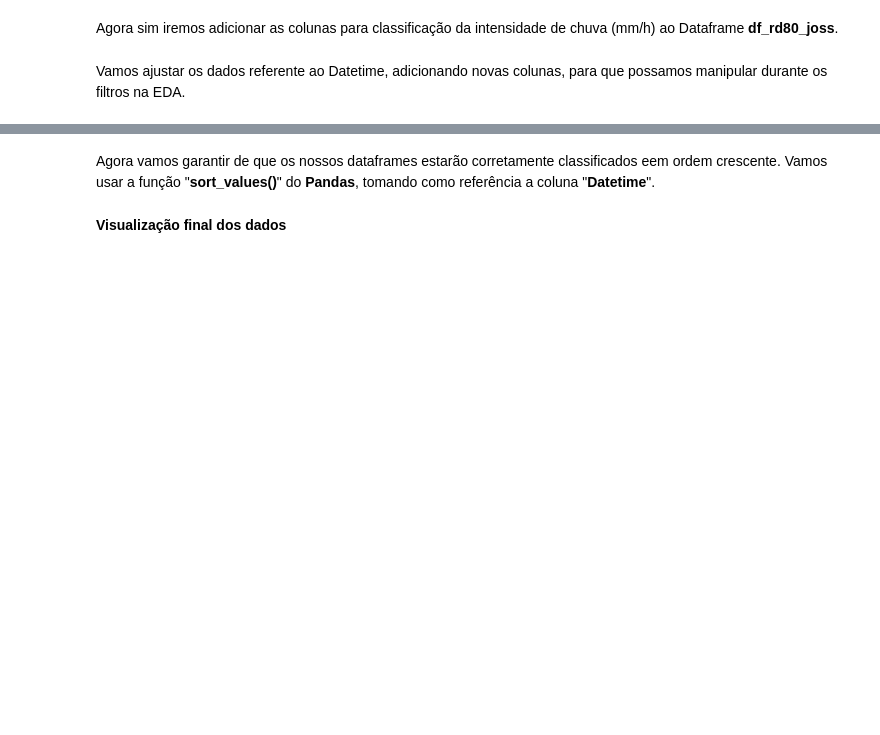
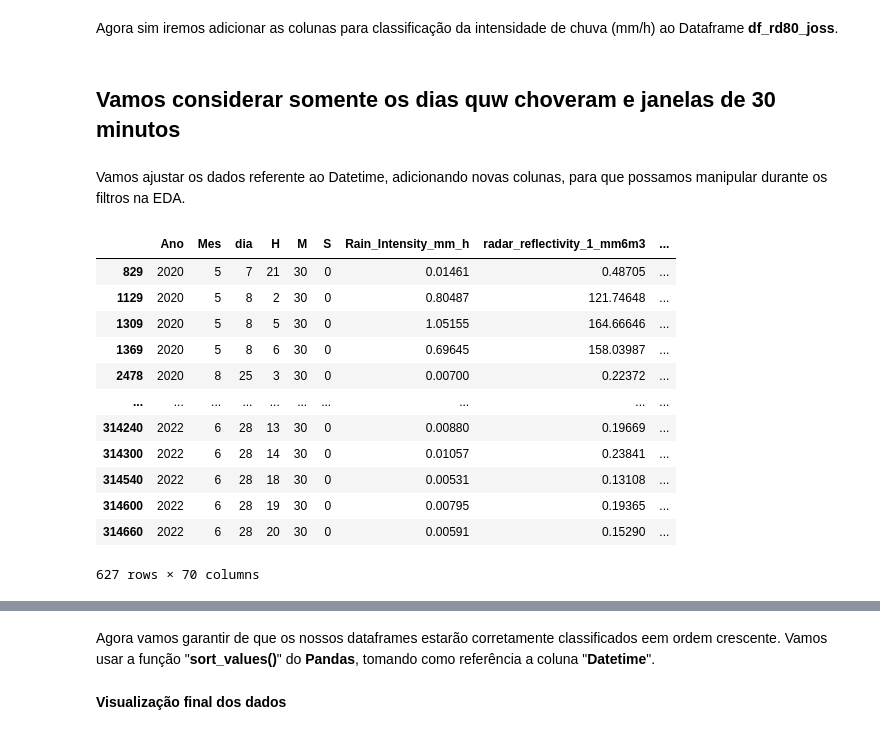
Before and after one commit to lourencocavalcante/Advanced-Topics-in-Environmental-Modeling, a Jupyter notebook: CAP_TAMA_2022_Parte1.ipynb, the cells around one changed output, grey strips where cells are left out. Cells and saved outputs as stored; diff of their text form; code cells hidden in the pictures; blank space fills up the shorter version.

```diff
--- a/CAP_TAMA_2022_Parte1.ipynb
+++ b/CAP_TAMA_2022_Parte1.ipynb
@@ -303,3 +346,3 @@ dtype: int64
 # %%
 #Substituindo valores Nulos por 0 (zero)
-df_rd80_joss.fillna(value = 0,  inplace = True)
+df_MP3000A_RD80_final.fillna(value = 0,  inplace = True)
@@ -344,33 +368,39 @@ dtype: int64
 Agora sim iremos adicionar as colunas para classificação da intensidade de chuva (mm/h) ao Dataframe **df_rd80_joss**.
 # %%
 #Add as colunas referente à intensidade da chuva.
-df_rd80_joss=df_rd80_joss.assign(Light_Rain=0, Moderate_Rain=0, Heavy_Rain=0, Very_Heavy_Rain=0, Without_Rain=0, Class_Rain_id=0,Class_Rain='Não choveu')
+df_MP3000A_RD80_final=df_MP3000A_RD80_final.assign(Light_Rain=0, Moderate_Rain=0, Heavy_Rain=0, Very_Heavy_Rain=0, Without_Rain=0, Class_Rain_id=0,Class_Rain='Não choveu')
 convert_dict = {'Light_Rain': int,'Moderate_Rain': int,'Heavy_Rain': int,'Very_Heavy_Rain': int,
                 'Without_Rain': int,'Class_Rain_id': int, 'Class_Rain':str}
 
-df_rd80_joss = df_rd80_joss.astype(convert_dict)
+df_MP3000A_RD80_final = df_MP3000A_RD80_final.astype(convert_dict)
+# %% [markdown]
+## **Vamos considerar somente os dias quw choveram e janelas de 30 minutos**
+# %%
+#Vamos considerar somente os dias que choveram, em janelas de 30 minutos
+
+df_MP3000A_RD80_final = df_MP3000A_RD80_final.query("(Rain_Intensity_mm_h > 0 and M == 30)")
 # %%
-for index, row in df_rd80_joss.iterrows():
+for index, row in df_MP3000A_RD80_final.iterrows():
 
     if (row['Rain_Intensity_mm_h'] >= 0.1) and (row['Rain_Intensity_mm_h'] <= 2.5):
-      df_rd80_joss.loc[index,'Light_Rain'] = 1
-      df_rd80_joss.loc[index,'Class_Rain'] = 'Chuva fraca'
-      df_rd80_joss.loc[index,'Class_Rain_id'] = 1
+      df_MP3000A_RD80_final.loc[index,'Light_Rain'] = 1
+      df_MP3000A_RD80_final.loc[index,'Class_Rain'] = 'Chuva fraca'
+      df_MP3000A_RD80_final.loc[index,'Class_Rain_id'] = 1
     elif(row['Rain_Intensity_mm_h']  > 2.5) and (row['Rain_Intensity_mm_h']  <= 10):
-      df_rd80_joss.loc[index,'Moderate_Rain'] = 1
-      df_rd80_joss.loc[index,'Class_Rain'] = 'Chuva moderada'
-      df_rd80_joss.loc[index,'Class_Rain_id'] = 2
+      df_MP3000A_RD80_final.loc[index,'Moderate_Rain'] = 1
+      df_MP3000A_RD80_final.loc[index,'Class_Rain'] = 'Chuva moderada'
+      df_MP3000A_RD80_final.loc[index,'Class_Rain_id'] = 2
     elif (row['Rain_Intensity_mm_h']  > 10) and (row['Rain_Intensity_mm_h']  <= 50):
-      df_rd80_joss.loc[index,'Heavy_Rain'] = 1
-      df_rd80_joss.loc[index,'Class_Rain'] = 'Chuva forte'
-      df_rd80_joss.loc[index,'Class_Rain_id'] = 3
+      df_MP3000A_RD80_final.loc[index,'Heavy_Rain'] = 1
+      df_MP3000A_RD80_final.loc[index,'Class_Rain'] = 'Chuva forte'
+      df_MP3000A_RD80_final.loc[index,'Class_Rain_id'] = 3
     elif (row['Rain_Intensity_mm_h']  > 50):
-      df_rd80_joss.loc[index,'Very_Heavy_Rain'] = 1
-      df_rd80_joss.loc[index,'Class_Rain'] = 'Chuva muito forte'
-      df_rd80_joss.loc[index,'Class_Rain_id'] = 4
+      df_MP3000A_RD80_final.loc[index,'Very_Heavy_Rain'] = 1
+      df_MP3000A_RD80_final.loc[index,'Class_Rain'] = 'Chuva muito forte'
+      df_MP3000A_RD80_final.loc[index,'Class_Rain_id'] = 4
     else:
-      df_rd80_joss.loc[index,'Without_Rain'] = 1
-      df_rd80_joss.loc[index,'Class_Rain'] = 'Não choveu'
-      df_rd80_joss.loc[index,'Class_Rain_id'] = 0
+      df_MP3000A_RD80_final.loc[index,'Without_Rain'] = 1
+      df_MP3000A_RD80_final.loc[index,'Class_Rain'] = 'Não choveu'
+      df_MP3000A_RD80_final.loc[index,'Class_Rain_id'] = 0
 # %% [markdown]
 Vamos ajustar os dados referente ao Datetime, adicionando novas colunas, para que possamos manipular durante os filtros na EDA.
@@ -379 +407,17 @@ list_df = [df_rd80_joss, df_MP3000A_final]
+# %%
+df_MP3000A_RD80_final
+# %% [output]
+|  | Ano | Mes | dia | H | M | S | Rain_Intensity_mm_h | radar_reflectivity_1_mm6m3 | ... |
+| 829 | 2020 | 5 | 7 | 21 | 30 | 0 | 0.01461 | 0.48705 | ... |
+| 1129 | 2020 | 5 | 8 | 2 | 30 | 0 | 0.80487 | 121.74648 | ... |
+| 1309 | 2020 | 5 | 8 | 5 | 30 | 0 | 1.05155 | 164.66646 | ... |
+| 1369 | 2020 | 5 | 8 | 6 | 30 | 0 | 0.69645 | 158.03987 | ... |
+| 2478 | 2020 | 8 | 25 | 3 | 30 | 0 | 0.00700 | 0.22372 | ... |
+| ... | ... | ... | ... | ... | ... | ... | ... | ... | ... |
+| 314240 | 2022 | 6 | 28 | 13 | 30 | 0 | 0.00880 | 0.19669 | ... |
+| 314300 | 2022 | 6 | 28 | 14 | 30 | 0 | 0.01057 | 0.23841 | ... |
+| 314540 | 2022 | 6 | 28 | 18 | 30 | 0 | 0.00531 | 0.13108 | ... |
+| 314600 | 2022 | 6 | 28 | 19 | 30 | 0 | 0.00795 | 0.19365 | ... |
+| 314660 | 2022 | 6 | 28 | 20 | 30 | 0 | 0.00591 | 0.15290 | ... |
+627 rows × 70 columns
 # %%
```
Also changed, not shown: parts of 55 cells of this notebook.
